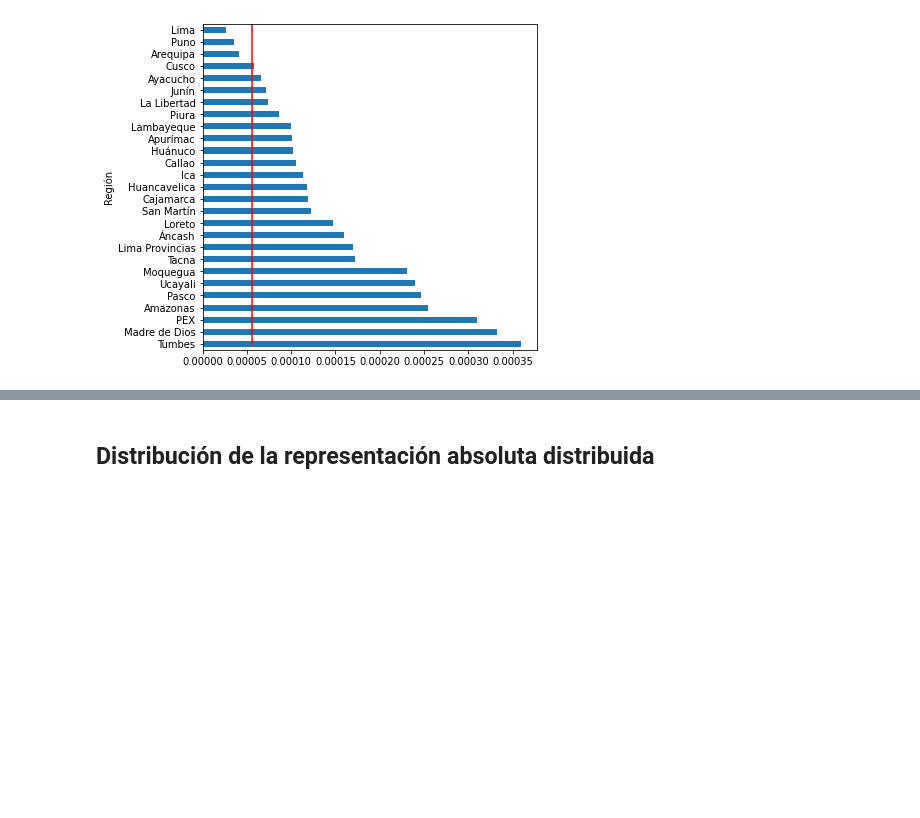
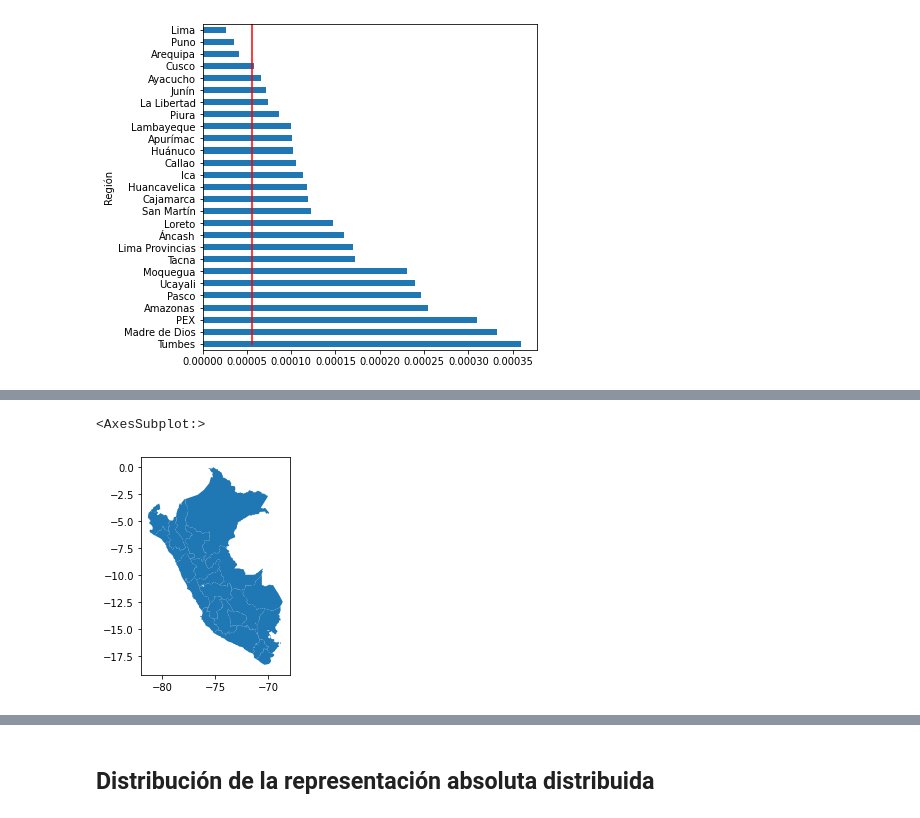
Before and after one commit to Andre-Carrillo/ScrappingDeepNote, a Jupyter notebook: CongressExp.ipynb, the cells around one changed output, grey strips where cells are left out. Saved outputs shown, nothing was run; the diff lists cells and outputs as text; code cells hidden in the pictures; blank space fills up the shorter version.

```diff
--- a/CongressExp.ipynb
+++ b/CongressExp.ipynb
@@ -38,0 +79,6 @@ plt.plot([x, x],[0, 30], c='r')
+# %%
+geometries = gpd.read_file('https://raw.githubusercontent.com/juaneladio/peru-geojson/master/peru_departamental_simple.geojson')
+geometries['geometry'].plot()
+# %% [output]
+<AxesSubplot:>
+[figure, added]
```
Also changed, not shown: parts of 17 cells of this notebook, 2 other files.
